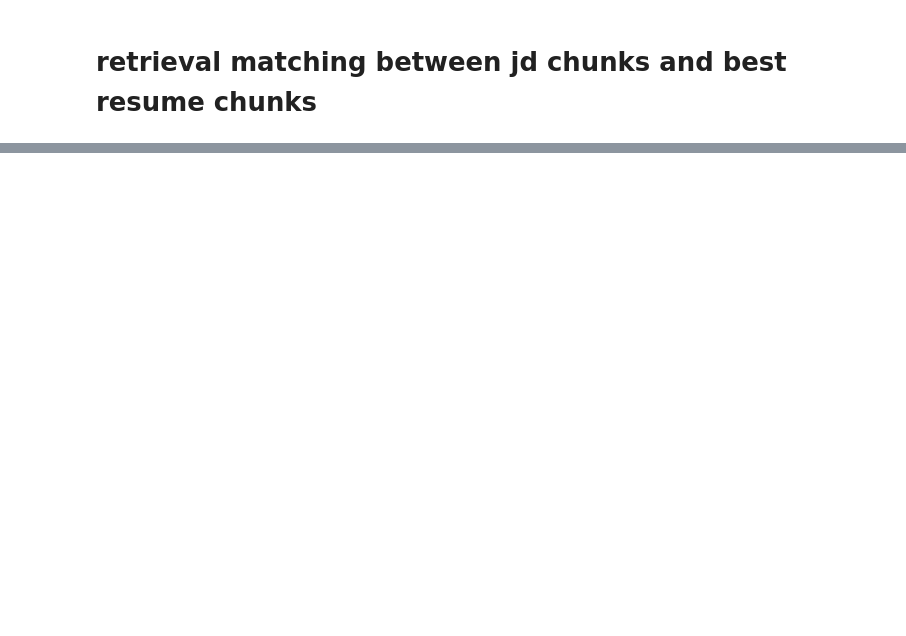
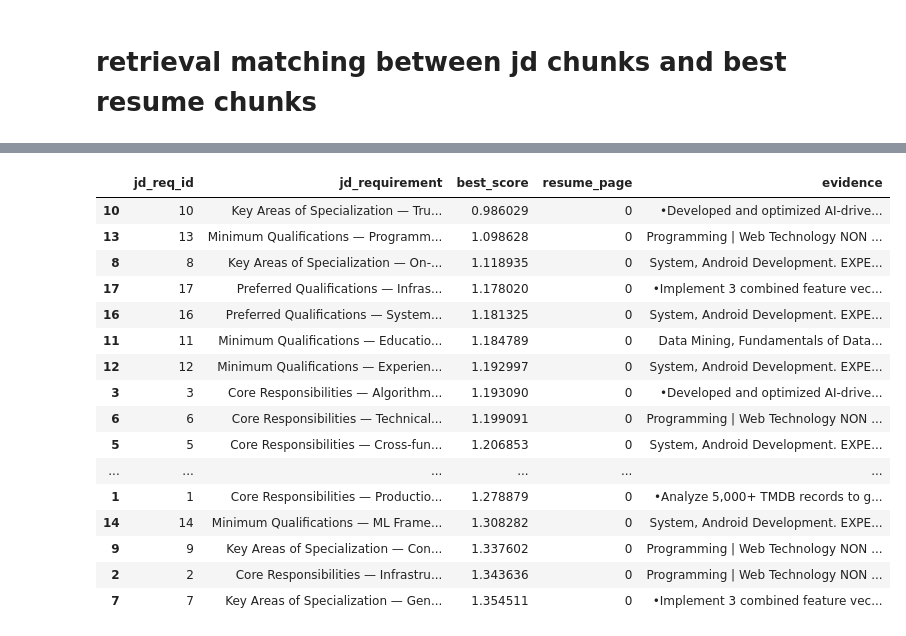
Before and after one commit to devanshif8/Resume-DJ-match-maker, a Jupyter notebook: app.ipynb, the cells around one changed output, grey strips where cells are left out. Cells and saved outputs as stored; diff of their text form; code cells hidden in the pictures; blank space fills up the shorter version.

Commit message:
Resume chunking: smaller chunks with bullet-friendly separators from job discription “paragraph chunks” → “requirement lines” Retrieval: use MMR (diversity) Output: table with best hit + snippet

```diff
--- a/app.ipynb
+++ b/app.ipynb
@@ -216,14 +212,2 @@ OpenAI Vector DB ready ✅
 # %% [markdown]
 # retrieval matching between jd chunks and best resume chunks
-# %%
-matches = []
-
-for i, jd in enumerate(job_discription_chunks):
-    hits = retriever.invoke(jd.page_content)
-    matches.append({
-        "jd_chunk_id": i,
-        "jd_text": jd.page_content.strip(),
-        "resume_hits": hits
-    })
-
-print("Matched ✅", len(matches), "JD chunks")
@@ -258,0 +214,55 @@ GEEKSFORGEEKS geeksforgeeks.org/user/devanshbq8l
+# %%
+TOP_K = 4
+
+scored_matches = []
+for i, jd in enumerate(jd_requirements):
+    hits = vectorstore.similarity_search_with_score(jd.page_content, k=TOP_K)
+    scored_matches.append((i, jd.page_content, hits))
+# %%
+import pandas as pd
+
+def snippet(text, n=260):
+    text = " ".join(text.split())
+    return text[:n] + ("..." if len(text) > n else "")
+
+rows = []
+for i, jd_text, hits in scored_matches:
+    if not hits:
+        rows.append({
+            "jd_req_id": i,
+            "jd_requirement": jd_text,
+            "best_score": None,
+            "resume_page": None,
+            "evidence": None
+        })
+        continue
+
+    doc, score = hits[0]
+    rows.append({
+        "jd_req_id": i,
+        "jd_requirement": jd_text,
+        "best_score": float(score),
+        "resume_page": doc.metadata.get("page", "NA"),
+        "evidence": snippet(doc.page_content, 260)
+    })
+
+df = pd.DataFrame(rows).sort_values("best_score")
+df.head(20)
+# %% [output]
+|  | jd_req_id | jd_requirement | best_score | resume_page | evidence |
+| 10 | 10 | Key Areas of Specialization — Tru... | 0.986029 | 0 | •Developed and optimized AI-drive... |
+| 13 | 13 | Minimum Qualifications — Programm... | 1.098628 | 0 | Programming | Web Technology NON ... |
+| 8 | 8 | Key Areas of Specialization — On-... | 1.118935 | 0 | System, Android Development. EXPE... |
+| 17 | 17 | Preferred Qualifications — Infras... | 1.178020 | 0 | •Implement 3 combined feature vec... |
+| 16 | 16 | Preferred Qualifications — System... | 1.181325 | 0 | System, Android Development. EXPE... |
+| 11 | 11 | Minimum Qualifications — Educatio... | 1.184789 | 0 | Data Mining, Fundamentals of Data... |
+| 12 | 12 | Minimum Qualifications — Experien... | 1.192997 | 0 | System, Android Development. EXPE... |
+| 3 | 3 | Core Responsibilities — Algorithm... | 1.193090 | 0 | •Developed and optimized AI-drive... |
+| 6 | 6 | Core Responsibilities — Technical... | 1.199091 | 0 | Programming | Web Technology NON ... |
+| 5 | 5 | Core Responsibilities — Cross-fun... | 1.206853 | 0 | System, Android Development. EXPE... |
+| ... | ... | ... | ... | ... | ... |
+| 1 | 1 | Core Responsibilities — Productio... | 1.278879 | 0 | •Analyze 5,000+ TMDB records to g... |
+| 14 | 14 | Minimum Qualifications — ML Frame... | 1.308282 | 0 | System, Android Development. EXPE... |
+| 9 | 9 | Key Areas of Specialization — Con... | 1.337602 | 0 | Programming | Web Technology NON ... |
+| 2 | 2 | Core Responsibilities — Infrastru... | 1.343636 | 0 | Programming | Web Technology NON ... |
+| 7 | 7 | Key Areas of Specialization — Gen... | 1.354511 | 0 | •Implement 3 combined feature vec... |
```
Also changed, not shown: parts of 17 cells of this notebook.
